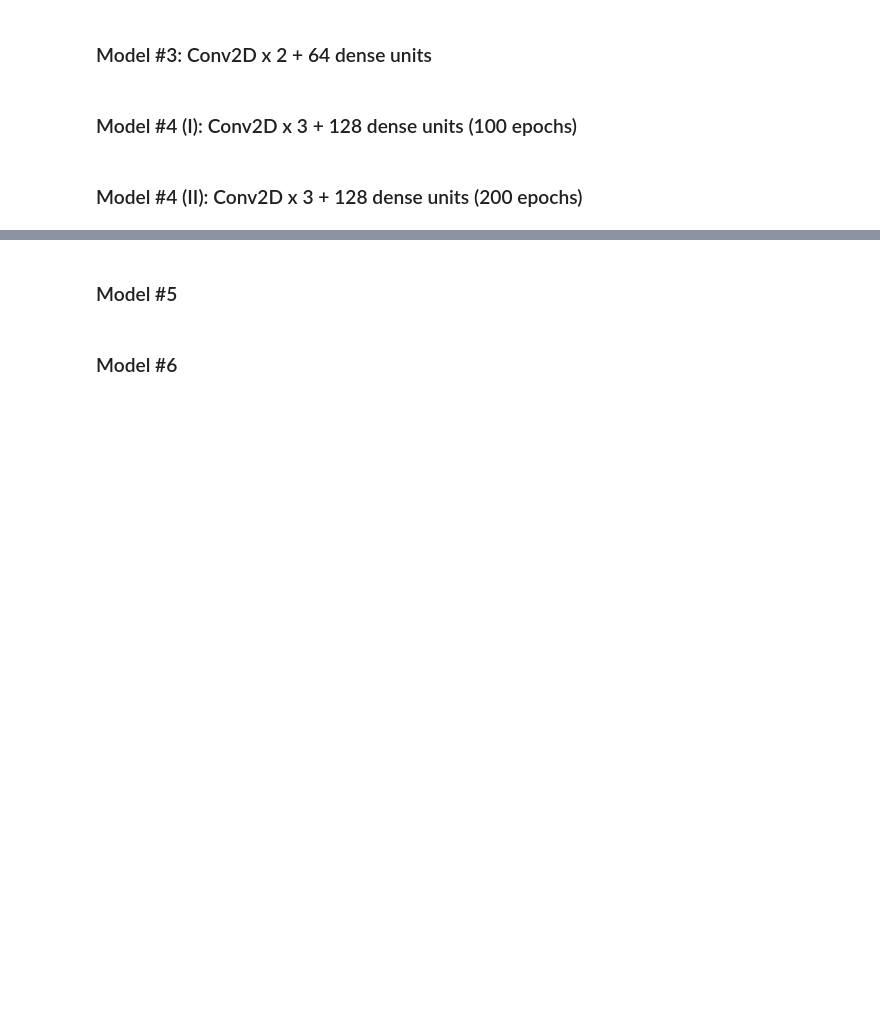
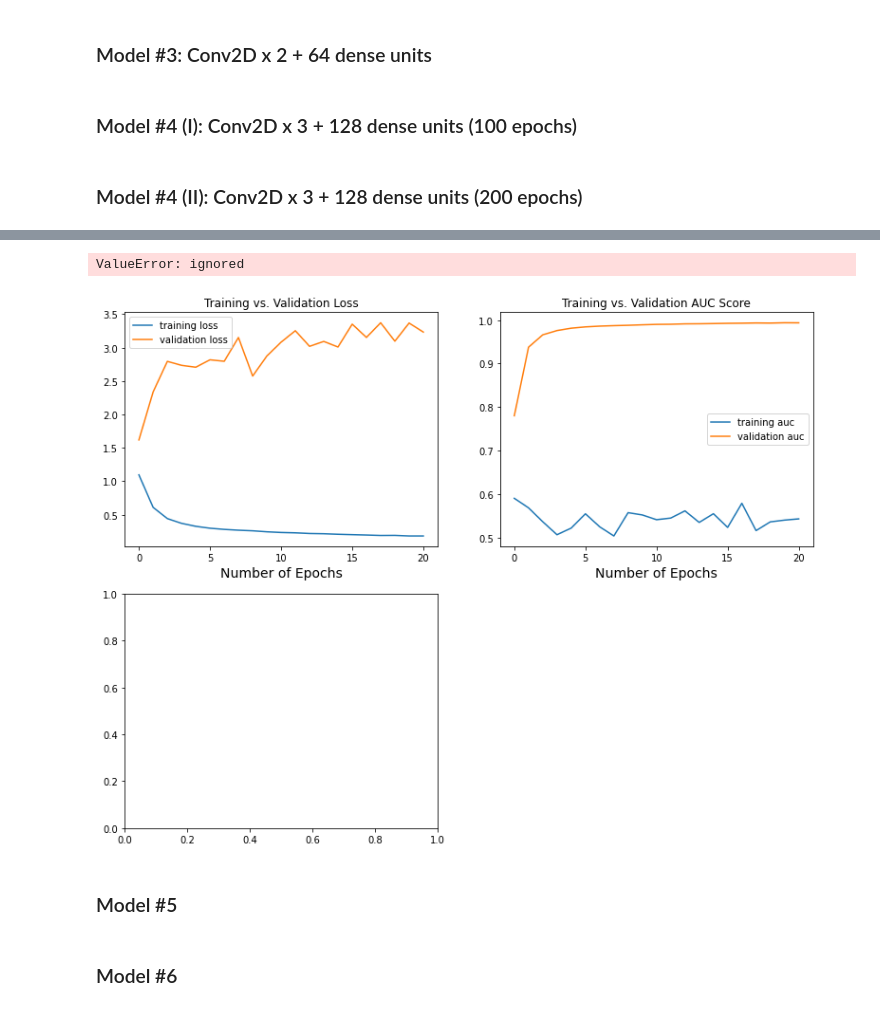
Before and after one commit to jiheddachraoui/Covid19-ultrasound-Compressed-video-based-Frame-level-Scoring, a Jupyter notebook: custom_Model.ipynb, the cells around one changed output, grey strips where cells are left out. Drawn from its saved outputs; the diff is of its cells as text; code cells hidden in the pictures; blank space fills up the shorter version.

```diff
--- a/custom_Model.ipynb
+++ b/custom_Model.ipynb
@@ -204,5 +204,16 @@ def create_charts(cnn, cnn_model):
     f1 = 2*precision*recall / (precision + recall)
     stats_summary = '[Summary Statistics]\nAccuracy = {:.2%} | Precision = {:.2%} | Recall = {:.2%} | Specificity = {:.2%} | F1 Score = {:.2%}'.format(accuracy, precision, recall, specificity, f1)
     print(stats_summary)
+# %%
+early = tf.keras.callbacks.EarlyStopping( patience=10,
+                                          min_delta=0.001,
+                                          restore_best_weights=True)
+checkpoint=checkpoint = tf.keras.callbacks.ModelCheckpoint(
+    filepath="/content/gdrive/MyDrive/Dataset/output/checkpoints/my_model2_{epoch}.h5",
+   save_best_only=True,
+    verbose=1
+)
+
+callbacks=[early,checkpoint]
 # %% [markdown]
 ### Model #1: Conv2D x 3 + 64 dense units
@@ -389,5 +374,5 @@ cnn_model41 = cnn.fit(train_generator,
                               callbacks=callbacks,
                               validation_data = val_generator,
                               validation_steps = len(val_generator),
-                              verbose=2)
+                              verbose=1)
 cnn41=cnn
@@ -395,0 +397,3 @@ cnn41=cnn
+# %%
+create_charts(cnn41, cnn_model41)
+# %% [output]
@@ -396,3 +401,5 @@ cnn41=cnn
+ValueError: ignored
+[figure, added]
 # %% [markdown]
 ### Model #5
 # %%
```
Also changed, not shown: parts of 12 cells of this notebook.
